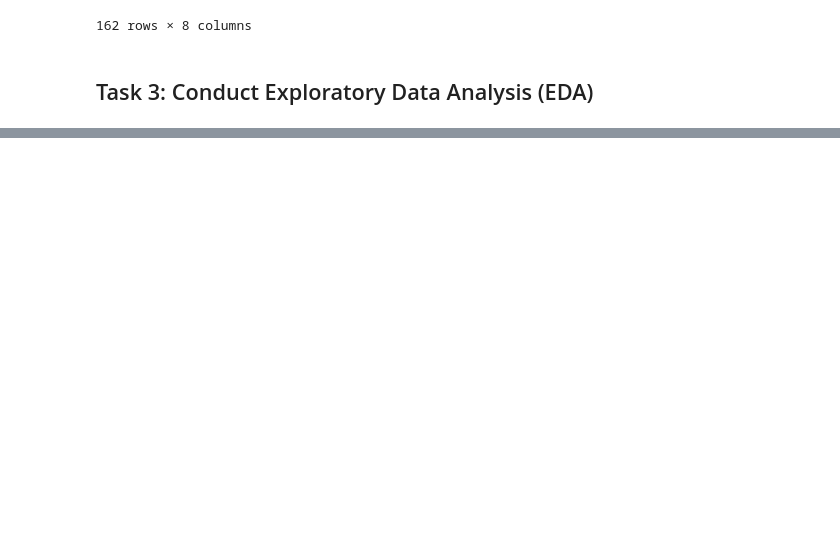
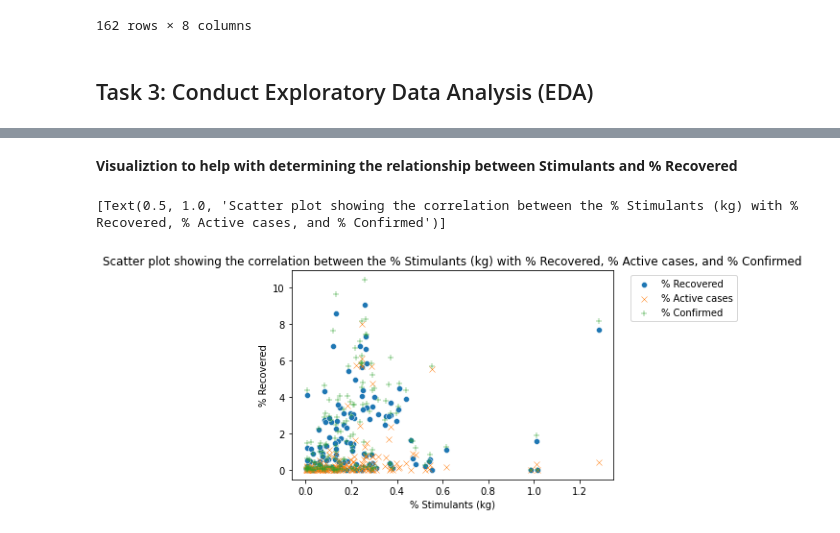
Before and after one commit to data301-2021-summer2/project-group28-project, a Jupyter notebook: analysis/YuenYee/Milestone2.ipynb, the cells around one changed output, grey strips where cells are left out. Saved outputs shown, nothing was run; the diff lists cells and outputs as text; code cells hidden in the pictures; blank space fills up the shorter version.

```diff
--- a/analysis/YuenYee/Milestone2.ipynb
+++ b/analysis/YuenYee/Milestone2.ipynb
@@ -337,0 +401,12 @@ Notes to self:
+# %% [markdown]
+**Visualiztion to help with determining the relationship between Stimulants and % Recovered**
+# %%
+stimkgrec = sns.scatterplot(data = foodsupply, x='% Stimulants (kg)', y='% Recovered')
+stimkgactive = sns.scatterplot(data = foodsupply, x='% Stimulants (kg)', y='% Active', marker = 'x')
+stimkgconf = sns.scatterplot(data = foodsupply, x='% Stimulants (kg)', y='% Confirmed', marker = '+')
+
+plt.legend(['% Recovered','% Active cases','% Confirmed'], bbox_to_anchor = (1.4,1))
+stimkgrec.set(title = 'Scatter plot showing the correlation between the % Stimulants (kg) with % Recovered, % Active cases, and % Confirmed')
+# %% [output]
+[Text(0.5, 1.0, 'Scatter plot showing the correlation between the % Stimulants (kg) with % Recovered, % Active cases, and % Confirmed')]
+[figure, added]
```
Also changed, not shown: parts of 12 cells of this notebook.
